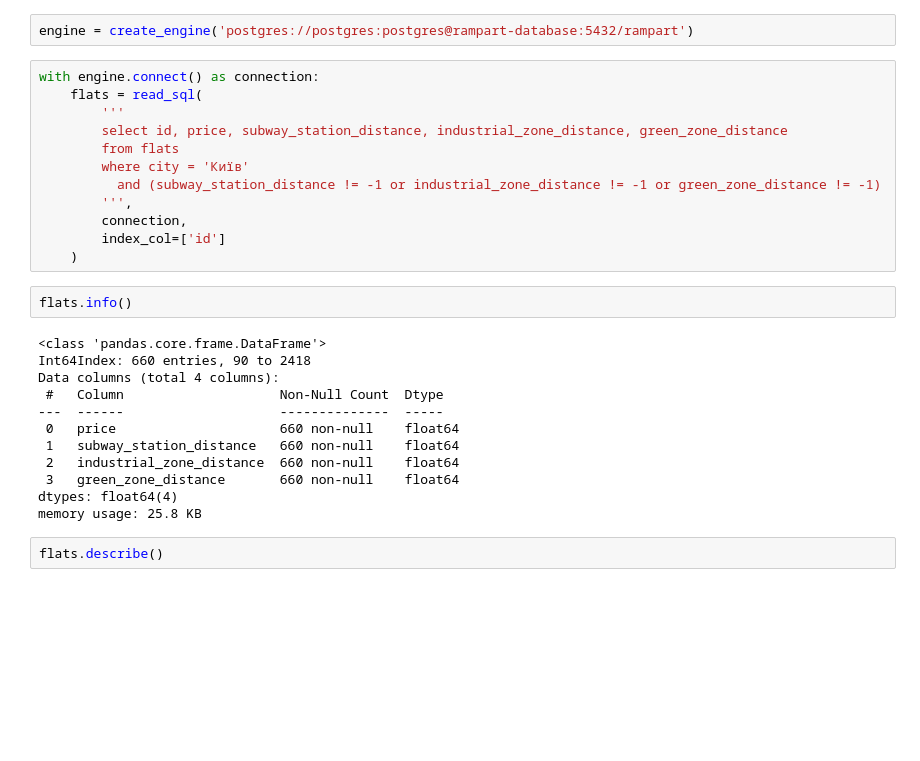
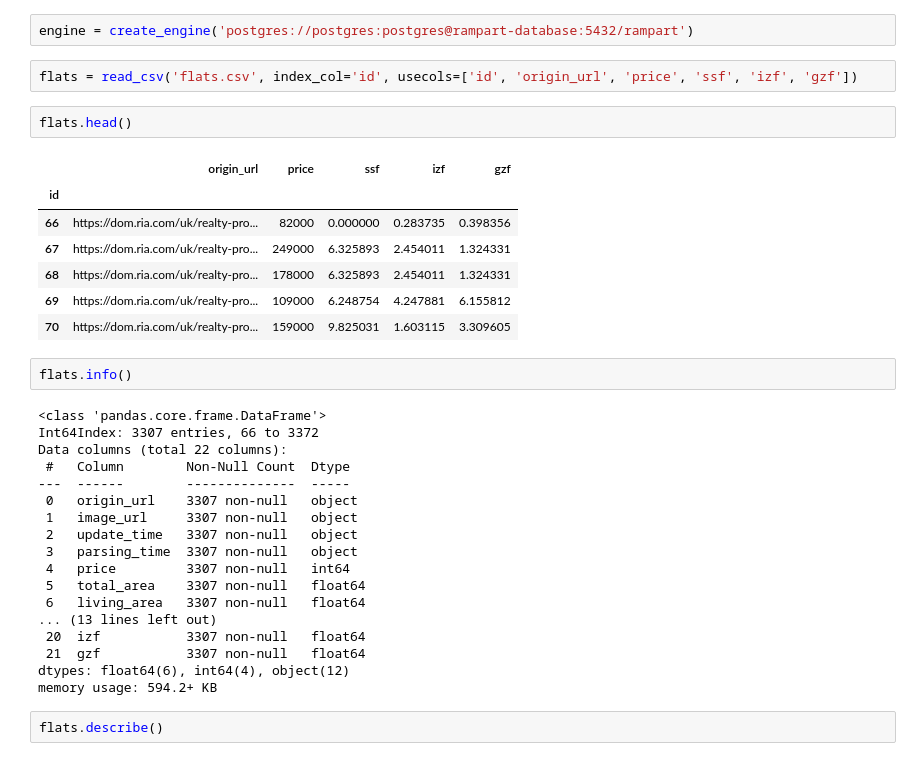
Before and after one commit to xXxRisingTidexXx/rampart, a Jupyter notebook: notebooks/flats.ipynb, the cells around one changed output. Drawn from its saved outputs; the diff is of its cells as text; blank space fills up the shorter version.

```diff
--- a/notebooks/flats.ipynb
+++ b/notebooks/flats.ipynb
@@ -26,32 +26,38 @@ rcParams['legend.frameon'] = False
 <br />Lets load the whole *flats* table from the DB. Notice that the hostname equals the DB container name due to the common Docker network.
 # %%
 engine = create_engine('postgres://postgres:postgres@rampart-database:5432/rampart')
-# %%
-with engine.connect() as connection:
-    flats = read_sql(
-        '''
-        select id, price, subway_station_distance, industrial_zone_distance, green_zone_distance
-        from flats
-        where city = 'Київ'
-          and (subway_station_distance != -1 or industrial_zone_distance != -1 or green_zone_distance != -1)
-        ''',
-        connection,
-        index_col=['id']
-    )
+# %%
+flats = read_csv('flats.csv', index_col='id', usecols=['id', 'origin_url', 'price', 'ssf', 'izf', 'gzf'])
+# %%
+flats.head()
+# %% [output]
+|  | origin_url | price | ssf | izf | gzf |
+| id |  |  |  |  |  |
+| 66 | https://dom.ria.com/uk/realty-pro... | 82000 | 0.000000 | 0.283735 | 0.398356 |
+| 67 | https://dom.ria.com/uk/realty-pro... | 249000 | 6.325893 | 2.454011 | 1.324331 |
+| 68 | https://dom.ria.com/uk/realty-pro... | 178000 | 6.325893 | 2.454011 | 1.324331 |
+| 69 | https://dom.ria.com/uk/realty-pro... | 109000 | 6.248754 | 4.247881 | 6.155812 |
+| 70 | https://dom.ria.com/uk/realty-pro... | 159000 | 9.825031 | 1.603115 | 3.309605 |
 # %%
 flats.info()
 # %% [output]
 <class 'pandas.core.frame.DataFrame'>
-Int64Index: 660 entries, 90 to 2418
-Data columns (total 4 columns):
- #   Column                    Non-Null Count  Dtype
----  ------                    --------------  -----
- 0   price                     660 non-null    float64
- 1   subway_station_distance   660 non-null    float64
- 2   industrial_zone_distance  660 non-null    float64
- 3   green_zone_distance       660 non-null    float64
-dtypes: float64(4)
-memory usage: 25.8 KB
+Int64Index: 3307 entries, 66 to 3372
+Data columns (total 22 columns):
+ #   Column        Non-Null Count  Dtype
+---  ------        --------------  -----
+ 0   origin_url    3307 non-null   object
+ 1   image_url     3307 non-null   object
+ 2   update_time   3307 non-null   object
+ 3   parsing_time  3307 non-null   object
+ 4   price         3307 non-null   int64
+ 5   total_area    3307 non-null   float64
+ 6   living_area   3307 non-null   float64
+... (13 lines left out)
+ 20  izf           3307 non-null   float64
+ 21  gzf           3307 non-null   float64
+dtypes: float64(6), int64(4), object(12)
+memory usage: 594.2+ KB
 # %%
 flats.describe()
 # %% [output]
```
Also changed, not shown: parts of 1 cell of this notebook.
